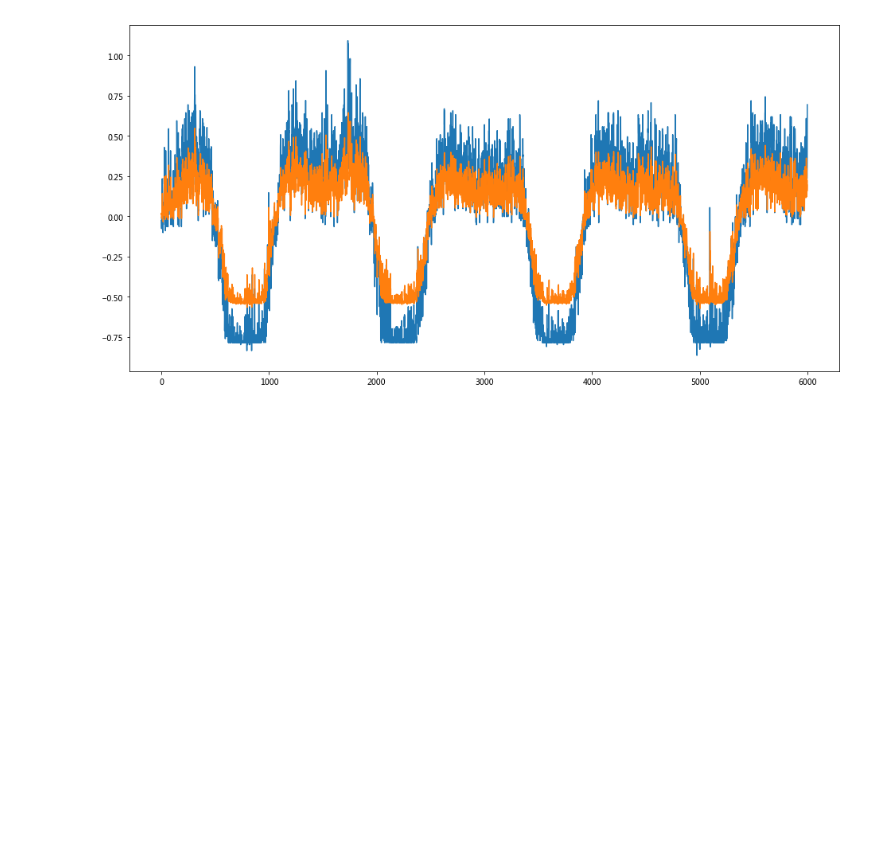
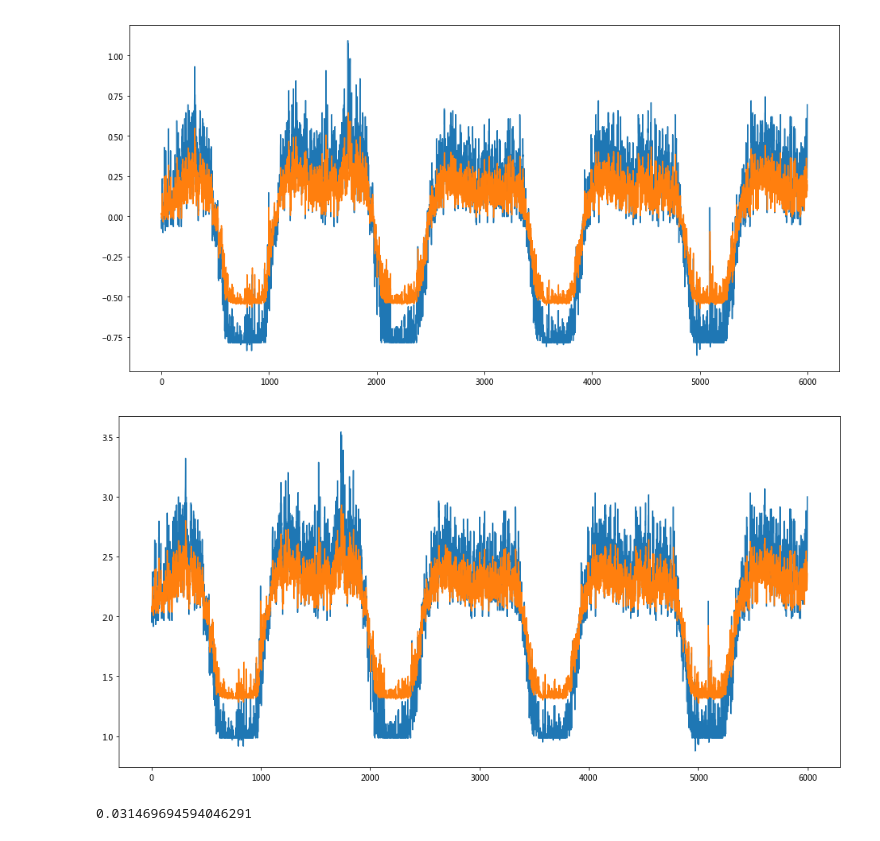
Before and after one commit to zhiyedan/kg234-essay-awifi, a Jupyter notebook: essay/pys/lstm.ipynb, the cells around one changed output. Drawn from its saved outputs; the diff is of its cells as text; code cells hidden in the pictures; blank space fills up the shorter version.

```diff
--- a/essay/pys/lstm.ipynb
+++ b/essay/pys/lstm.ipynb
@@ -94,3 +94,22 @@ plt.plot(c)
 plt.show()
 # %% [output]
 [figure]
+# %%
+temp_b = np.random.randn(6000,7)
+temp_b[:,6] = b
+temp_c = np.random.randn(6000,7)
+temp_c[:,6] = c
+# %%
+norm_b = scaler.inverse_transform(temp_b)
+norm_c = scaler.inverse_transform(temp_c)
+# %%
+plt.figure(figsize=(16,8))
+plt.plot(norm_b[:,6])
+plt.plot(norm_c[:,6])
+plt.show()
+# %% [output]
+[figure, added]
+# %%
+mean_squared_error(b,c)
+# %% [output]
+0.031469694594046291
```
Also changed, not shown: 24 other files.
